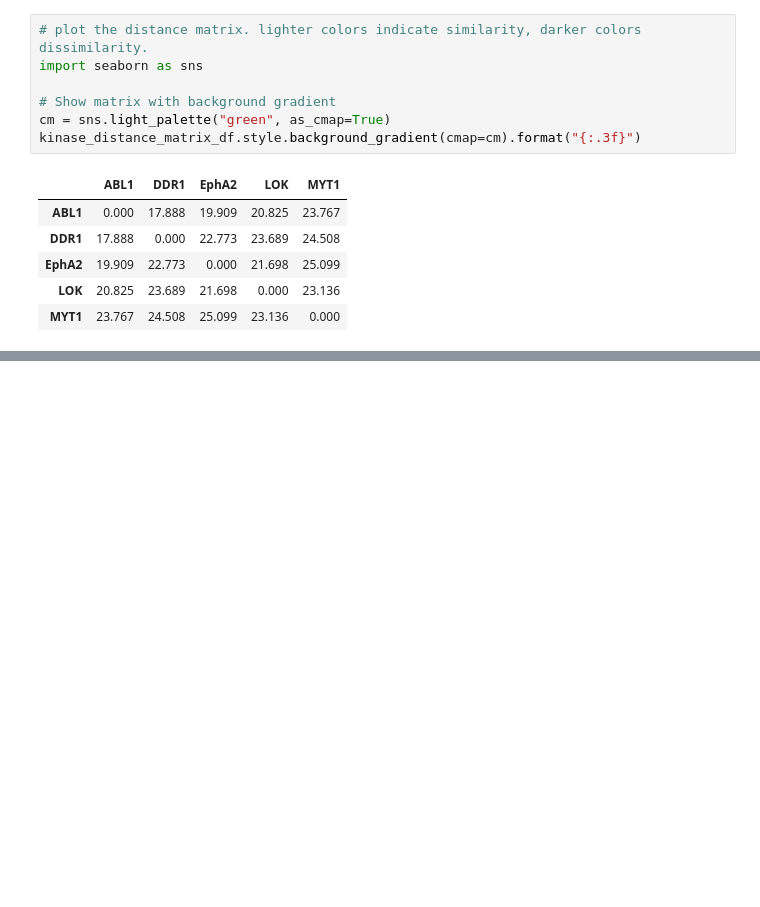
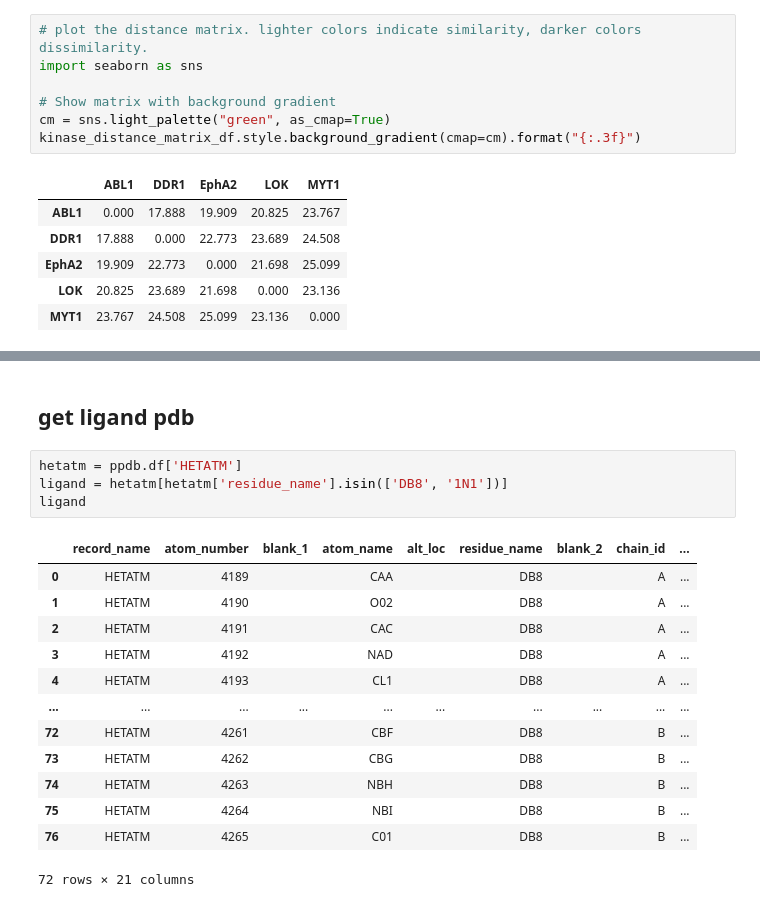
Before and after one commit to yanz-24/kissim-ligand-aware, a Jupyter notebook: docs/tutorials/ligand_aware.ipynb, the cells around one changed output, grey strips where cells are left out. Cells and saved outputs as stored; diff of their text form; blank space fills up the shorter version.

```diff
--- a/docs/tutorials/ligand_aware.ipynb
+++ b/docs/tutorials/ligand_aware.ipynb
@@ -368,0 +504,20 @@ kinase_distance_matrix_df.style.background_gradient(cmap=cm).format("{:.3f}")
+# %% [markdown]
+## get ligand pdb
+# %%
+hetatm = ppdb.df['HETATM']
+ligand = hetatm[hetatm['residue_name'].isin(['DB8', '1N1'])]
+ligand
+# %% [output]
+|  | record_name | atom_number | blank_1 | atom_name | alt_loc | residue_name | blank_2 | chain_id | ... |
+| 0 | HETATM | 4189 |  | CAA |  | DB8 |  | A | ... |
+| 1 | HETATM | 4190 |  | O02 |  | DB8 |  | A | ... |
+| 2 | HETATM | 4191 |  | CAC |  | DB8 |  | A | ... |
+| 3 | HETATM | 4192 |  | NAD |  | DB8 |  | A | ... |
+| 4 | HETATM | 4193 |  | CL1 |  | DB8 |  | A | ... |
+| ... | ... | ... | ... | ... | ... | ... | ... | ... | ... |
+| 72 | HETATM | 4261 |  | CBF |  | DB8 |  | B | ... |
+| 73 | HETATM | 4262 |  | CBG |  | DB8 |  | B | ... |
+| 74 | HETATM | 4263 |  | NBH |  | DB8 |  | B | ... |
+| 75 | HETATM | 4264 |  | NBI |  | DB8 |  | B | ... |
+| 76 | HETATM | 4265 |  | C01 |  | DB8 |  | B | ... |
+72 rows × 21 columns
```
Also changed, not shown: parts of 16 cells of this notebook.
